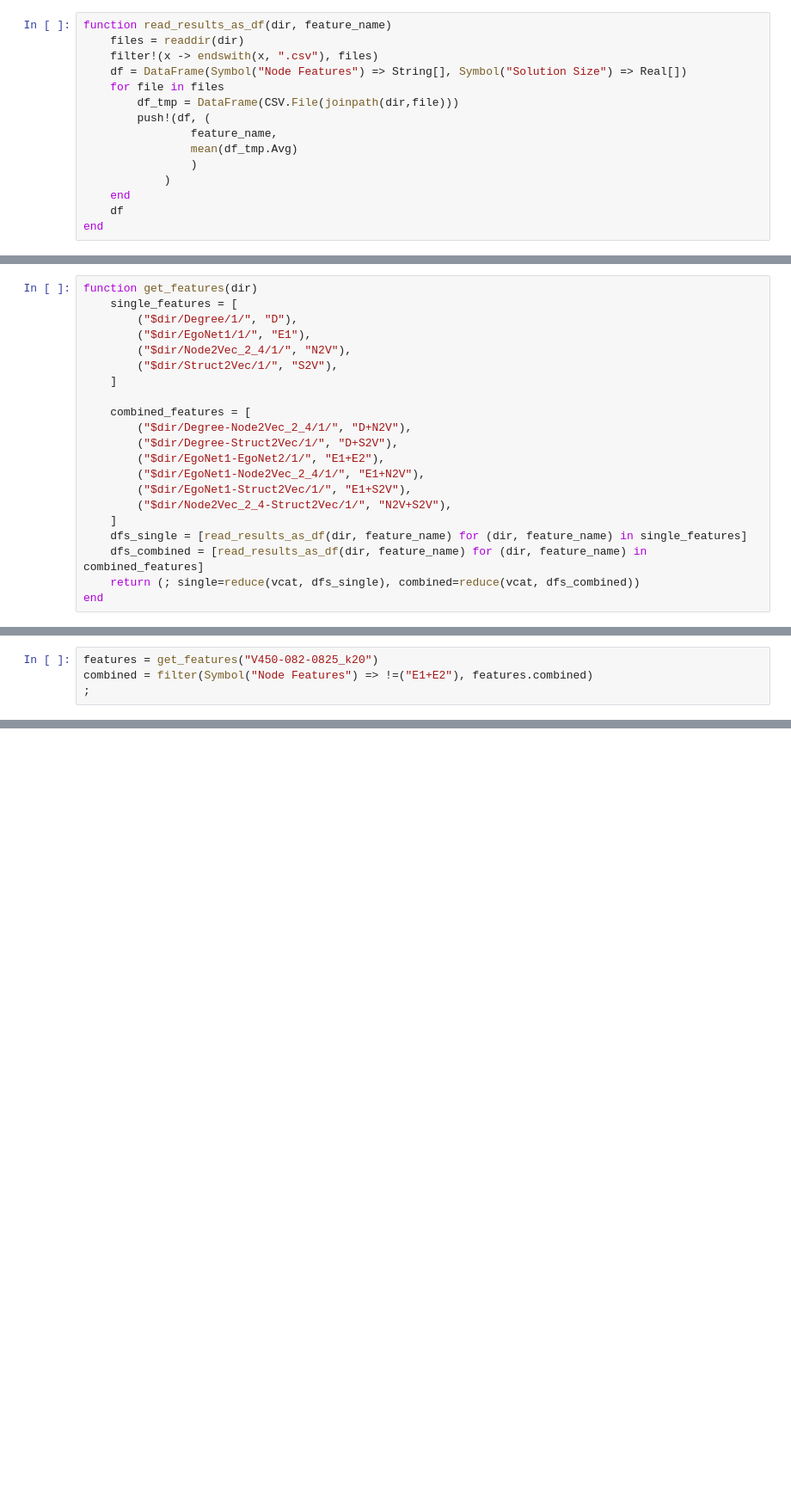
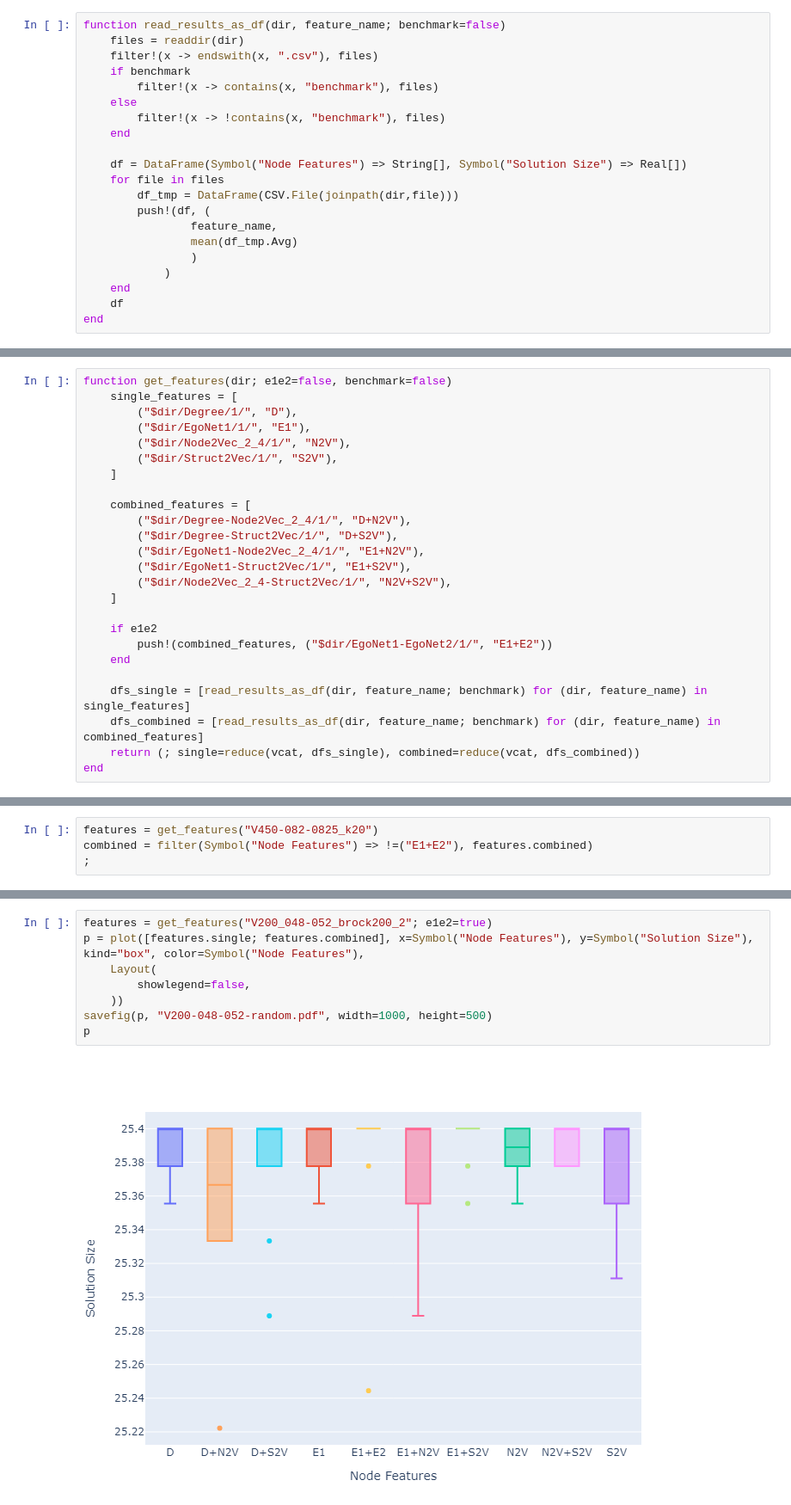
Before and after one commit to rettrich/thesis, a Jupyter notebook: eval/evaluation.ipynb, the cells around one changed output, grey strips where cells are left out. Shown at 86% size. Saved outputs shown, nothing was run; the diff lists cells and outputs as text; blank space fills up the shorter version.

```diff
--- a/eval/evaluation.ipynb
+++ b/eval/evaluation.ipynb
@@ -4,9 +4,15 @@ using Statistics
 using PlotlyJS
 using LaTeXStrings
 # %%
-function read_results_as_df(dir, feature_name)
+function read_results_as_df(dir, feature_name; benchmark=false)
     files = readdir(dir)
     filter!(x -> endswith(x, ".csv"), files)
+    if benchmark
+        filter!(x -> contains(x, "benchmark"), files)
+    else
+        filter!(x -> !contains(x, "benchmark"), files)
+    end
+
     df = DataFrame(Symbol("Node Features") => String[], Symbol("Solution Size") => Real[])
     for file in files
         df_tmp = DataFrame(CSV.File(joinpath(dir,file)))
@@ -36,7 +42,7 @@ mean_ds_3 = mean(df_d_S_3.Avg)
 # %% [output]
 14.0
 # %%
-function get_features(dir)
+function get_features(dir; e1e2=false, benchmark=false)
     single_features = [
         ("$dir/Degree/1/", "D"),
         ("$dir/EgoNet1/1/", "E1"),
@@ -47,13 +53,17 @@ function get_features(dir)
     combined_features = [
         ("$dir/Degree-Node2Vec_2_4/1/", "D+N2V"),
         ("$dir/Degree-Struct2Vec/1/", "D+S2V"),
-        ("$dir/EgoNet1-EgoNet2/1/", "E1+E2"),
         ("$dir/EgoNet1-Node2Vec_2_4/1/", "E1+N2V"),
         ("$dir/EgoNet1-Struct2Vec/1/", "E1+S2V"),
         ("$dir/Node2Vec_2_4-Struct2Vec/1/", "N2V+S2V"),
     ]
-    dfs_single = [read_results_as_df(dir, feature_name) for (dir, feature_name) in single_features]
-    dfs_combined = [read_results_as_df(dir, feature_name) for (dir, feature_name) in combined_features]
+
+    if e1e2
+        push!(combined_features, ("$dir/EgoNet1-EgoNet2/1/", "E1+E2"))
+    end
+
+    dfs_single = [read_results_as_df(dir, feature_name; benchmark) for (dir, feature_name) in single_features]
+    dfs_combined = [read_results_as_df(dir, feature_name; benchmark) for (dir, feature_name) in combined_features]
     return (; single=reduce(vcat, dfs_single), combined=reduce(vcat, dfs_combined))
 end
 # %% [output]
@@ -229,3 +239,13 @@ savefig(p3, "V450-082-0825.pdf", width=1000, height=500)
 p3
 # %% [output]
 [figure]
+# %%
+features = get_features("V200_048-052_brock200_2"; e1e2=true)
+p = plot([features.single; features.combined], x=Symbol("Node Features"), y=Symbol("Solution Size"), kind="box", color=Symbol("Node Features"),
+    Layout(
+        showlegend=false,
+    ))
+savefig(p, "V200-048-052-random.pdf", width=1000, height=500)
+p
+# %% [output]
+[figure, added]
```
Also changed, not shown: parts of 5 cells of this notebook, 6 other files.
